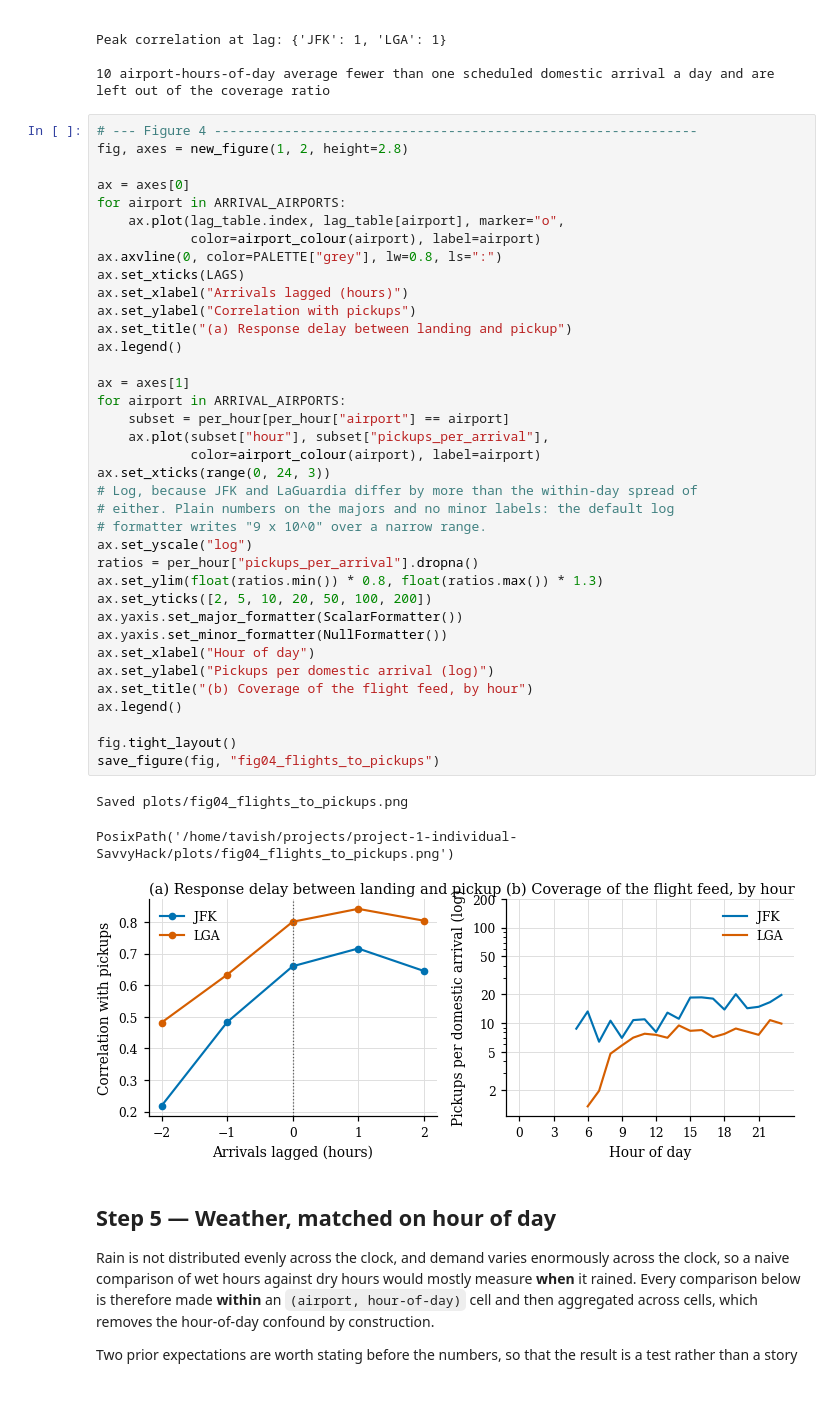
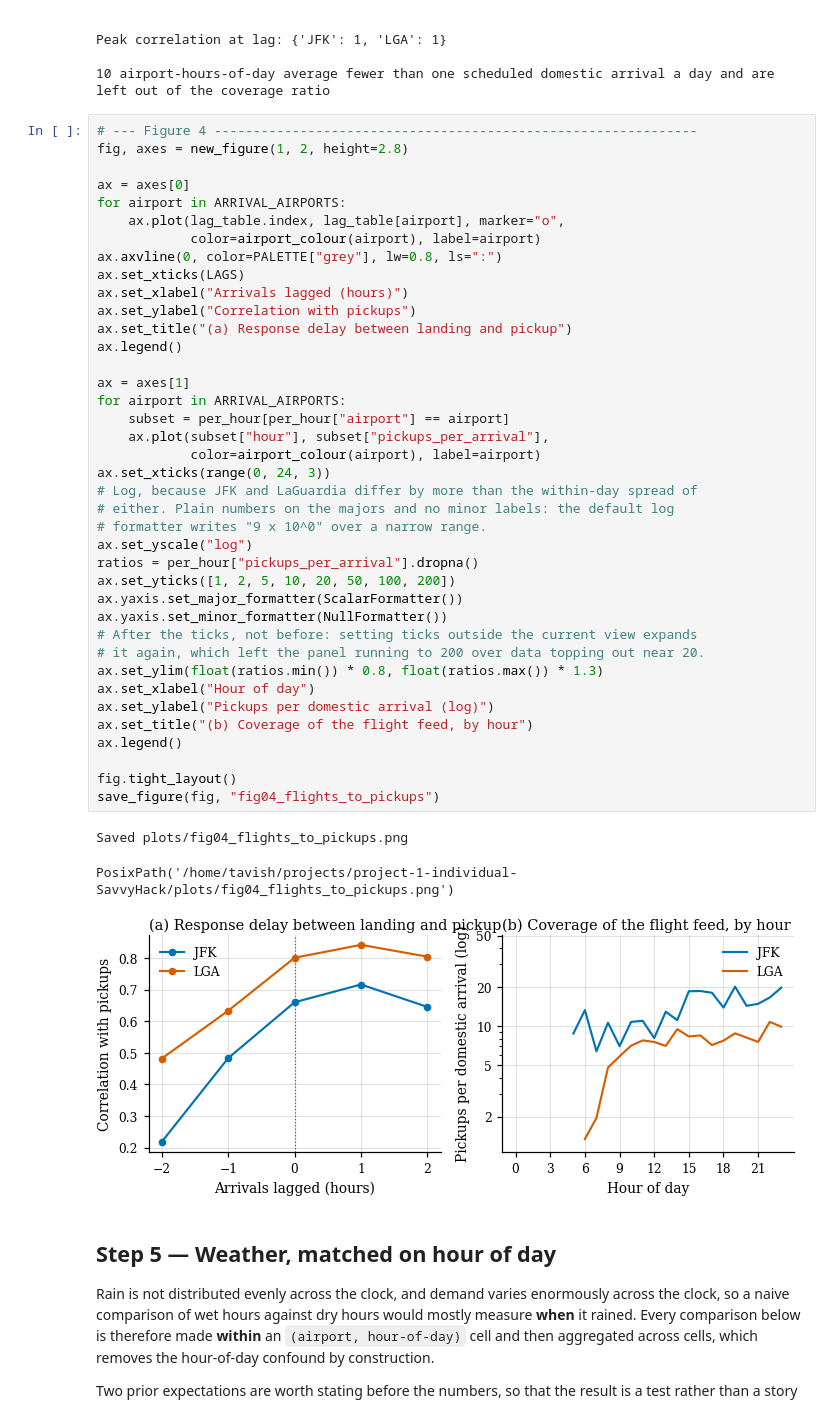
Before and after one commit to SavvyHack/ADS-project1-testing, a Jupyter notebook: notebooks/3_analysis.ipynb, the cells around one changed output. Saved outputs shown, nothing was run; the diff lists cells and outputs as text.

```diff
--- a/notebooks/3_analysis.ipynb
+++ b/notebooks/3_analysis.ipynb
@@ -1301,36 +1302,38 @@ for airport in ARRIVAL_AIRPORTS:
 ax.axvline(0, color=PALETTE["grey"], lw=0.8, ls=":")
 ax.set_xticks(LAGS)
 ax.set_xlabel("Arrivals lagged (hours)")
 ax.set_ylabel("Correlation with pickups")
 ax.set_title("(a) Response delay between landing and pickup")
 ax.legend()
 
 ax = axes[1]
 for airport in ARRIVAL_AIRPORTS:
     subset = per_hour[per_hour["airport"] == airport]
     ax.plot(subset["hour"], subset["pickups_per_arrival"],
             color=airport_colour(airport), label=airport)
 ax.set_xticks(range(0, 24, 3))
 # Log, because JFK and LaGuardia differ by more than the within-day spread of
 # either. Plain numbers on the majors and no minor labels: the default log
 # formatter writes "9 x 10^0" over a narrow range.
 ax.set_yscale("log")
 ratios = per_hour["pickups_per_arrival"].dropna()
-ax.set_ylim(float(ratios.min()) * 0.8, float(ratios.max()) * 1.3)
-ax.set_yticks([2, 5, 10, 20, 50, 100, 200])
+ax.set_yticks([1, 2, 5, 10, 20, 50, 100, 200])
 ax.yaxis.set_major_formatter(ScalarFormatter())
 ax.yaxis.set_minor_formatter(NullFormatter())
+# After the ticks, not before: setting ticks outside the current view expands
+# it again, which left the panel running to 200 over data topping out near 20.
+ax.set_ylim(float(ratios.min()) * 0.8, float(ratios.max()) * 1.3)
 ax.set_xlabel("Hour of day")
 ax.set_ylabel("Pickups per domestic arrival (log)")
 ax.set_title("(b) Coverage of the flight feed, by hour")
 ax.legend()
 
 fig.tight_layout()
 save_figure(fig, "fig04_flights_to_pickups")
 # %% [output]
 Saved plots/fig04_flights_to_pickups.png
 PosixPath('/home/tavish/projects/project-1-individual-SavvyHack/plots/fig04_flights_to_pickups.png')
-[figure, old version]
+[figure, new version]
 # %% [markdown]
 ## Step 5 — Weather, matched on hour of day
 
```
Also changed, not shown: parts of 7 cells of this notebook, 3 other files.
